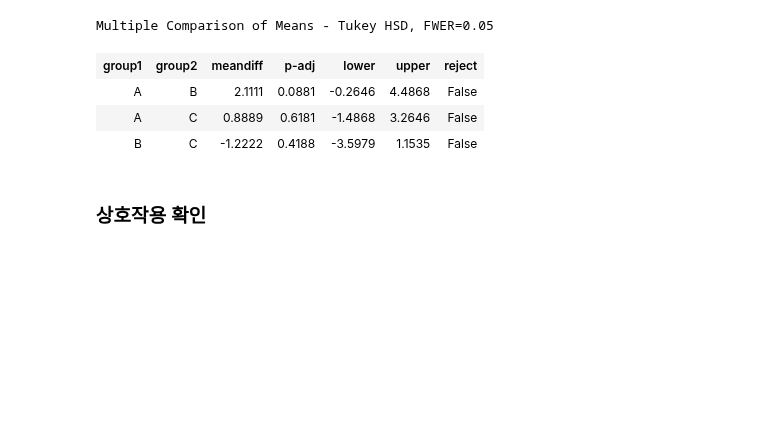
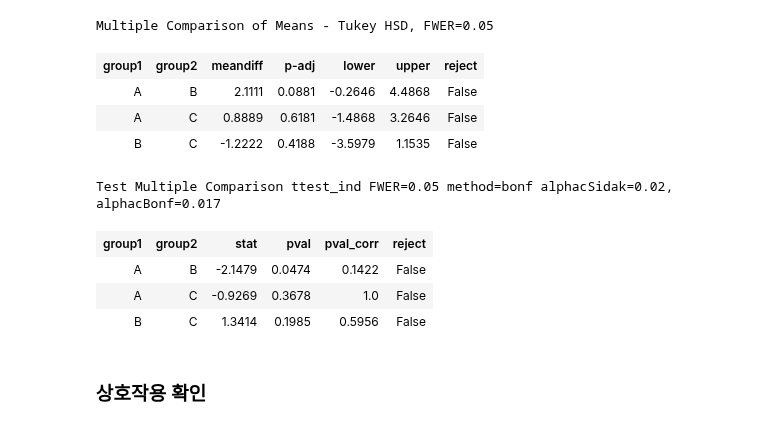
Before and after one commit to anjuiswhat/TIL, a Jupyter notebook: ADP_스터디/통계분석_3주차_이민성.ipynb, the cells around one changed output. Drawn from its saved outputs; the diff is of its cells as text; code cells hidden in the pictures; blank space fills up the shorter version.

```diff
--- a/ADP_스터디/통계분석_3주차_이민성.ipynb
+++ b/ADP_스터디/통계분석_3주차_이민성.ipynb
@@ -548,6 +509,21 @@ Multiple Comparison of Means - Tukey HSD, FWER=0.05
 | A | B | 2.1111 | 0.0881 | -0.2646 | 4.4868 | False |
 | A | C | 0.8889 | 0.6181 | -1.4868 | 3.2646 | False |
 | B | C | -1.2222 | 0.4188 | -3.5979 | 1.1535 | False |
+# %%
+# 다중비교
+comp = MultiComparison( df.Sales,
+                        groups = df.Design )
+
+# Bonferroni 방법을 통해 모든 그룹간 ttest를 진행
+result = comp.allpairtest(stats.ttest_ind, method='bonf')
+
+result[0]  # [0] 을 붙여야 데이터프레임 형식으로 출력됨. (이유는 모름.)
+# %% [output]
+Test Multiple Comparison ttest_ind FWER=0.05 method=bonf alphacSidak=0.02, alphacBonf=0.017
+| group1 | group2 | stat | pval | pval_corr | reject |
+| A | B | -2.1479 | 0.0474 | 0.1422 | False |
+| A | C | -0.9269 | 0.3678 | 1.0 | False |
+| B | C | 1.3414 | 0.1985 | 0.5956 | False |
 # %% [markdown]
 ### 상호작용 확인
 # %%
```
Also changed, not shown: parts of 11 cells of this notebook, 4 other files.
